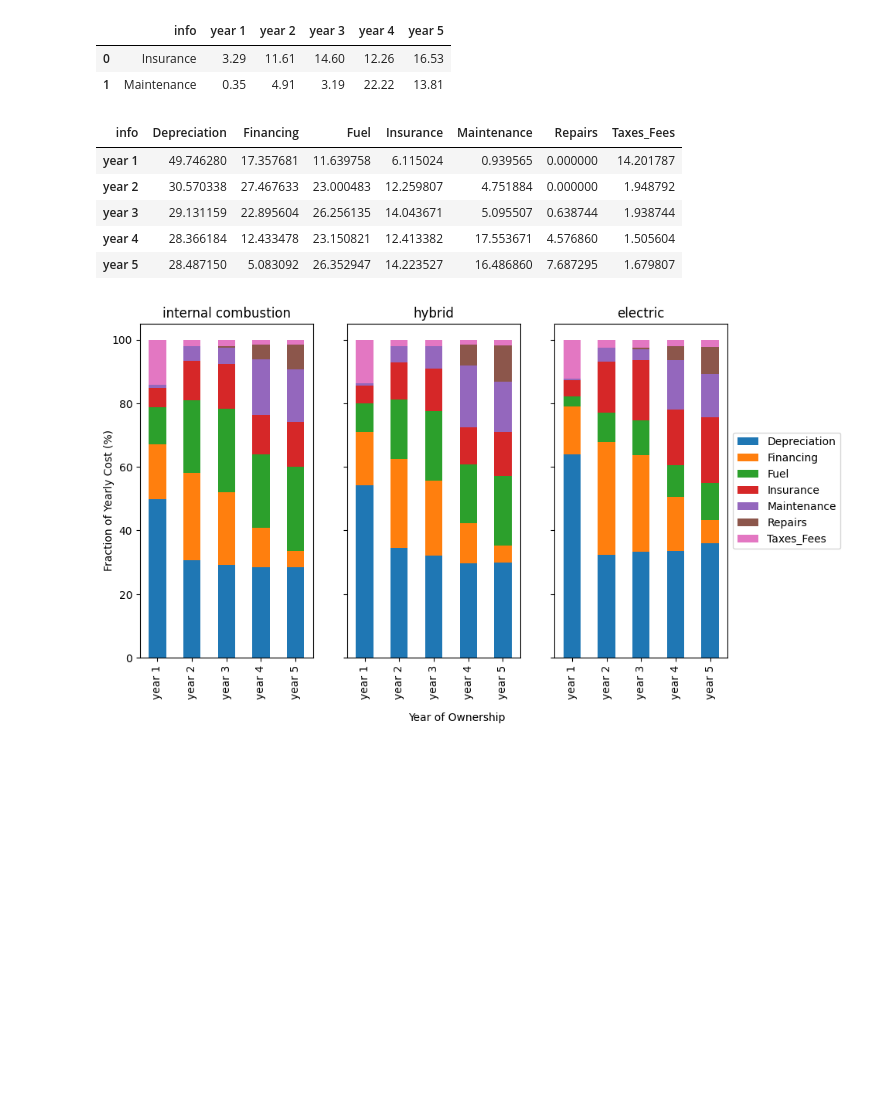
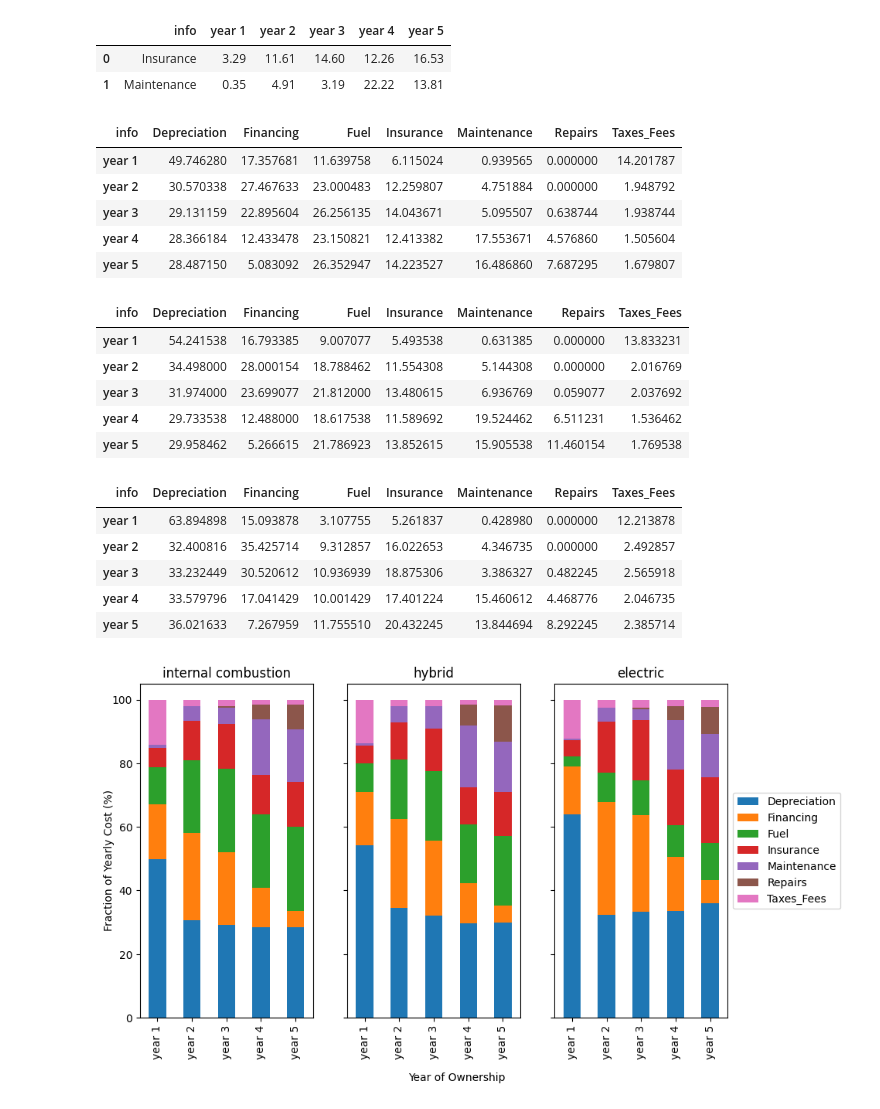
Before and after one commit to njwatkin/Project1_Revised_EVPerfandConsExp, a Jupyter notebook: Code/EVPerformance/analysis_5year_ownership_all.ipynb, the cells around one changed output. Cells and saved outputs as stored; diff of their text form; code cells hidden in the pictures; blank space fills up the shorter version.

Commit message:
updated analysis of 5 year ownership. Additional figures

```diff
--- a/Code/EVPerformance/analysis_5year_ownership_all.ipynb
+++ b/Code/EVPerformance/analysis_5year_ownership_all.ipynb
@@ -369,20 +369,37 @@ total_ev_cost_plot.head(2)
 # %%
 # determination of the mean of each engine type for the yearly itemized cost
 # grouping of the internal combustion engine cars by itemized cost and transposing df
-total_ice_cost_plot=total_ice_cost_plot.groupby('info').mean().T
+total_ice_cost_plot = total_ice_cost_plot.groupby('info').mean().T
+
 # grouping of the hybrid cars by itemized cost and transposing df
-total_hybrid_cost_plot=total_hybrid_cost_plot.groupby('info').mean().T
+total_hybrid_cost_plot = total_hybrid_cost_plot.groupby('info').mean().T
+
 # grouping of the electric cars by itemized cost and transposing df
-total_ev_cost_plot=total_ev_cost_plot.groupby('info').mean().T
+total_ev_cost_plot = total_ev_cost_plot.groupby('info').mean().T
+
 # printing dataframe of the internal combustion engine cars to screen
-total_ice_cost_plot
+display(total_ice_cost_plot)
+display(total_hybrid_cost_plot)
+display(total_ev_cost_plot)
 # %% [output]
 | info | Depreciation | Financing | Fuel | Insurance | Maintenance | Repairs | Taxes_Fees |
 | year 1 | 49.746280 | 17.357681 | 11.639758 | 6.115024 | 0.939565 | 0.000000 | 14.201787 |
 | year 2 | 30.570338 | 27.467633 | 23.000483 | 12.259807 | 4.751884 | 0.000000 | 1.948792 |
 | year 3 | 29.131159 | 22.895604 | 26.256135 | 14.043671 | 5.095507 | 0.638744 | 1.938744 |
 | year 4 | 28.366184 | 12.433478 | 23.150821 | 12.413382 | 17.553671 | 4.576860 | 1.505604 |
 | year 5 | 28.487150 | 5.083092 | 26.352947 | 14.223527 | 16.486860 | 7.687295 | 1.679807 |
+| info | Depreciation | Financing | Fuel | Insurance | Maintenance | Repairs | Taxes_Fees |
+| year 1 | 54.241538 | 16.793385 | 9.007077 | 5.493538 | 0.631385 | 0.000000 | 13.833231 |
+| year 2 | 34.498000 | 28.000154 | 18.788462 | 11.554308 | 5.144308 | 0.000000 | 2.016769 |
+| year 3 | 31.974000 | 23.699077 | 21.812000 | 13.480615 | 6.936769 | 0.059077 | 2.037692 |
+| year 4 | 29.733538 | 12.488000 | 18.617538 | 11.589692 | 19.524462 | 6.511231 | 1.536462 |
+| year 5 | 29.958462 | 5.266615 | 21.786923 | 13.852615 | 15.905538 | 11.460154 | 1.769538 |
+| info | Depreciation | Financing | Fuel | Insurance | Maintenance | Repairs | Taxes_Fees |
+| year 1 | 63.894898 | 15.093878 | 3.107755 | 5.261837 | 0.428980 | 0.000000 | 12.213878 |
+| year 2 | 32.400816 | 35.425714 | 9.312857 | 16.022653 | 4.346735 | 0.000000 | 2.492857 |
+| year 3 | 33.232449 | 30.520612 | 10.936939 | 18.875306 | 3.386327 | 0.482245 | 2.565918 |
+| year 4 | 33.579796 | 17.041429 | 10.001429 | 17.401224 | 15.460612 | 4.468776 | 2.046735 |
+| year 5 | 36.021633 | 7.267959 | 11.755510 | 20.432245 | 13.844694 | 8.292245 | 2.385714 |
 # %%
 # creating subplots of the percentage of the yearly itemized cost
 fig, axes = plt.subplots(nrows=1, ncols=3, sharey=True, figsize = (10, 6))
```
Also changed, not shown: 5 other files.
